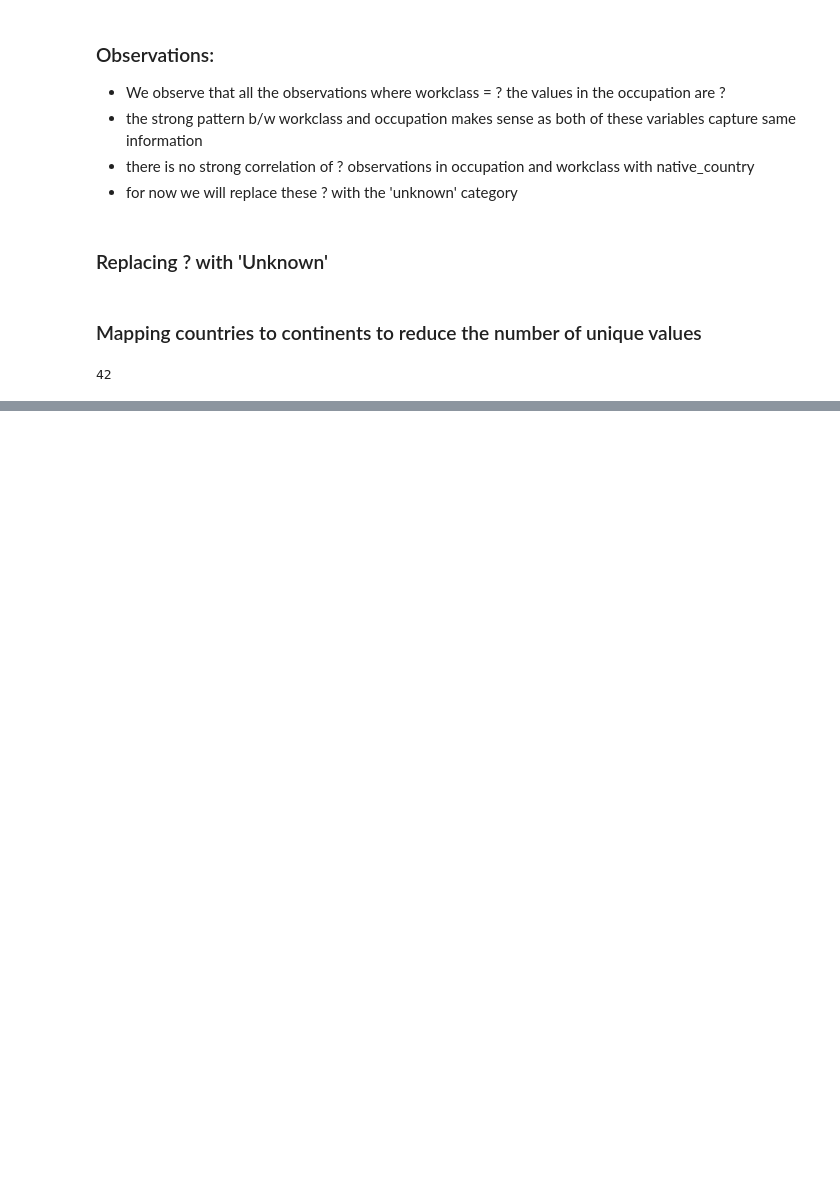
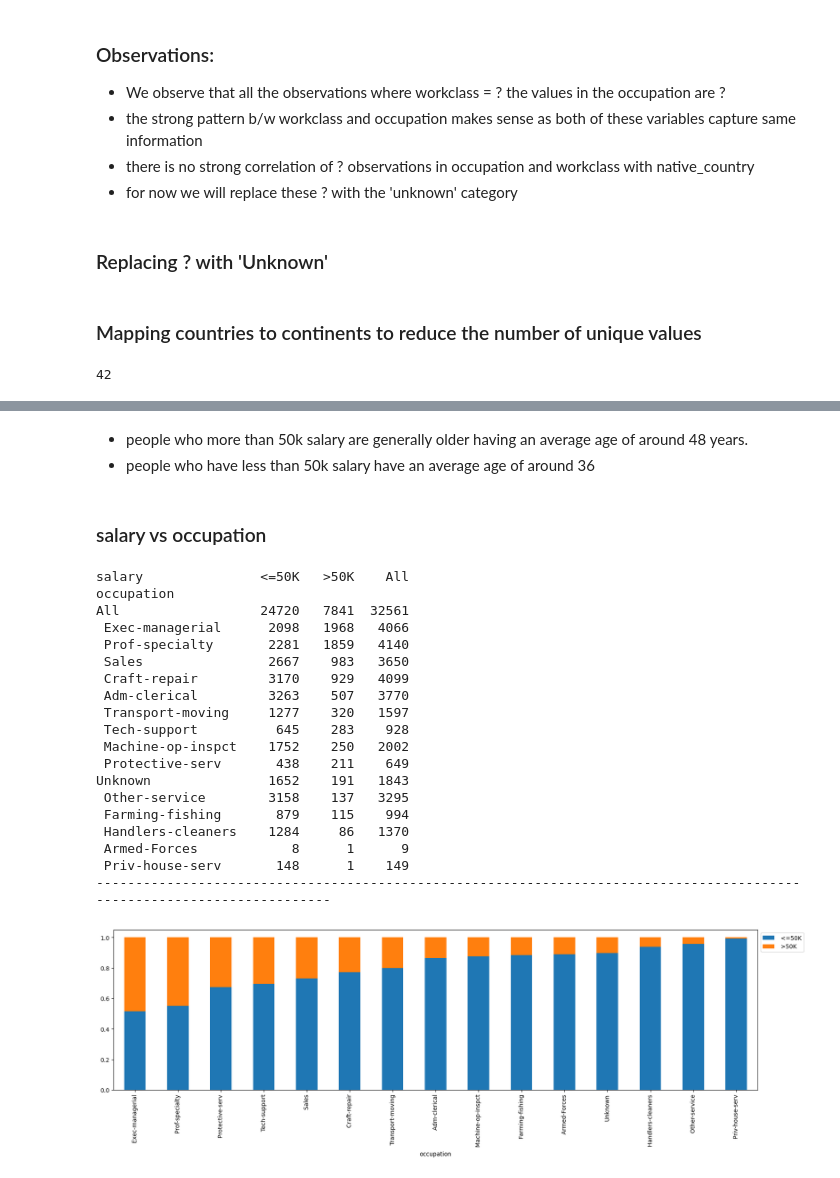
Before and after one commit to poonampal/AIML, a Jupyter notebook: Supervised_Learning_Classification/WHO Case Study.ipynb, the cells around one changed output, grey strips where cells are left out. Saved outputs shown, nothing was run; the diff lists cells and outputs as text; code cells hidden in the pictures; blank space fills up the shorter version.

```diff
--- a/Supervised_Learning_Classification/WHO Case Study.ipynb
+++ b/Supervised_Learning_Classification/WHO Case Study.ipynb
@@ -312,0 +500,47 @@ df.native_country.nunique()
+# %% [markdown]
+- people who more than 50k salary are generally older having an average age of around 48 years.
+- people who have less than 50k salary have an average age of around 36
+# %% [markdown]
+### salary vs occupation
+# %%
+def stacked_barplot(data, predictor, target):
+    """
+    Print the category counts and plot a stacked bar chart
+
+    data: dataframe
+    predictor: independent variable
+    target: target variable
+    """
+    count = data[predictor].nunique()
+    sorter = data[target].value_counts().index[-1]
+    tab1 = pd.crosstab(data[predictor], data[target], margins=True).sort_values(by=sorter, ascending=False)
+    print(tab1)
+    print("-"*120)
+    tab = pd.crosstab(data[predictor], data[target], normalize="index").sort_values(by=sorter,ascending=False)
+    tab.plot(kind="bar", stacked=True, figsize=(count+5,5))
+    plt.legend(loc ="lower left", frameon= False)
+    plt.legend(loc ="upper left", bbox_to_anchor=(1,1))
+    plt.show()
+# %%
+stacked_barplot(df_clean, "occupation", "salary")
+# %% [output]
+salary               <=50K   >50K    All
+occupation
+All                  24720   7841  32561
+ Exec-managerial      2098   1968   4066
+ Prof-specialty       2281   1859   4140
+ Sales                2667    983   3650
+ Craft-repair         3170    929   4099
+ Adm-clerical         3263    507   3770
+ Transport-moving     1277    320   1597
+ Tech-support          645    283    928
+ Machine-op-inspct    1752    250   2002
+ Protective-serv       438    211    649
+Unknown               1652    191   1843
+ Other-service        3158    137   3295
+ Farming-fishing       879    115    994
+ Handlers-cleaners    1284     86   1370
+ Armed-Forces            8      1      9
+ Priv-house-serv       148      1    149
+------------------------------------------------------------------------------------------------------------------------
+[figure, added]
```
Also changed, not shown: parts of 97 cells of this notebook.
